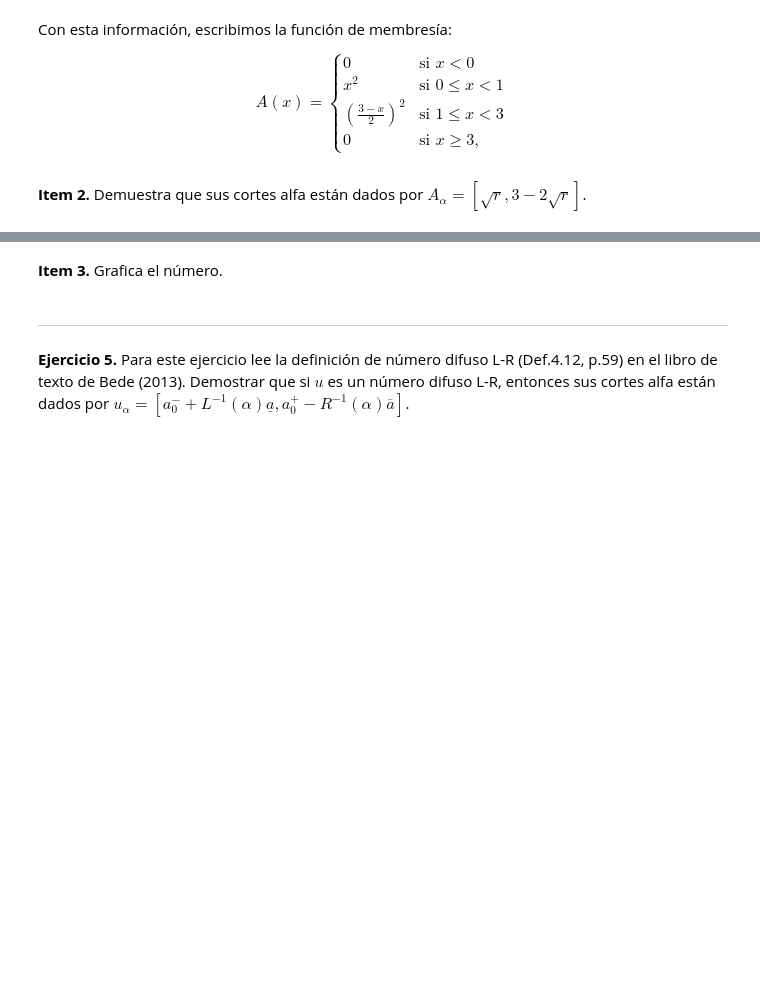
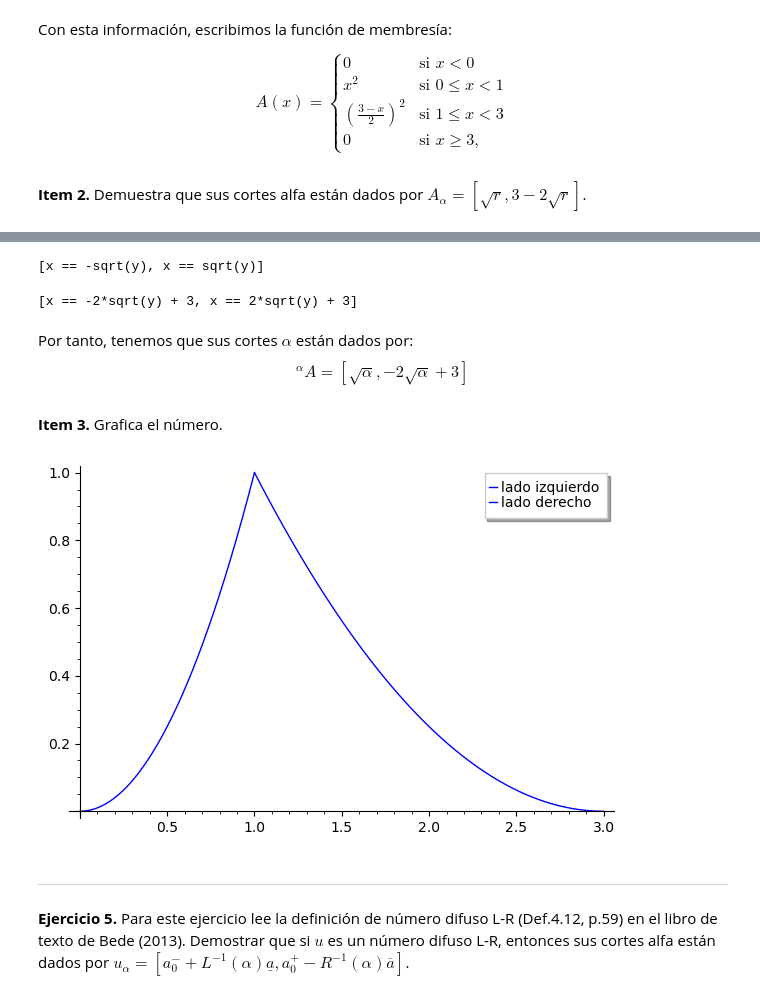
Before and after one commit to KeithMaxwell20/Notebook-Aplicada, a Jupyter notebook: ejercitario2.ipynb, the cells around one changed output, grey strips where cells are left out. Saved outputs shown, nothing was run; the diff lists cells and outputs as text; code cells hidden in the pictures; blank space fills up the shorter version.

```diff
--- a/ejercitario2.ipynb
+++ b/ejercitario2.ipynb
@@ -315,2 +315,20 @@ $$
+# %%
+# Hallamos el corte del lado izquierdo
+x,y=SR.var('x,y')
+ec_izquierda = y==x^2
+ec_izquierda = solve(ec_izquierda, x)
+ec_derecha = y==((3-x)/2)**2
+ec_derecha = solve(ec_derecha, x)
+# %%
+ec_izquierda
+# %% [output]
+[x == -sqrt(y), x == sqrt(y)]
+# %%
+ec_derecha
+# %% [output]
+[x == -2*sqrt(y) + 3, x == 2*sqrt(y) + 3]
+# %% [markdown]
+Por tanto, tenemos que sus cortes $\alpha$ están dados por:
+$$ ^{\alpha}A = [\sqrt{\alpha}, -2\sqrt{\alpha} + 3]$$
 # %% [markdown]
 **Item 3.** Grafica el número.
@@ -319,3 +335,11 @@ $$
+# %%
+# Funciones de A(x) que no son iguales a 0
+f1(x)=x**2
+f2(x)=((3-x)/2)**2
+
+plot(f1, (x, 0, 1), legend_label='lado izquierdo') + plot(f2, (x, 1, 3), legend_label='lado derecho')
+# %% [output]
+[figure, added]
 # %% [markdown]
 ---
 **Ejercicio 5.** Para este ejercicio lee la definición de número difuso L-R (Def.4.12, p.59) en el libro de texto de Bede (2013). Demostrar que si $u$ es un número difuso L-R, entonces sus cortes alfa están dados por $u_\alpha=[a_0^-+L^{-1}(\alpha)\underline{a}, a_0^+-R^{-1}(\alpha)\overline a]$.
```
Also changed, not shown: parts of 29 cells of this notebook.
